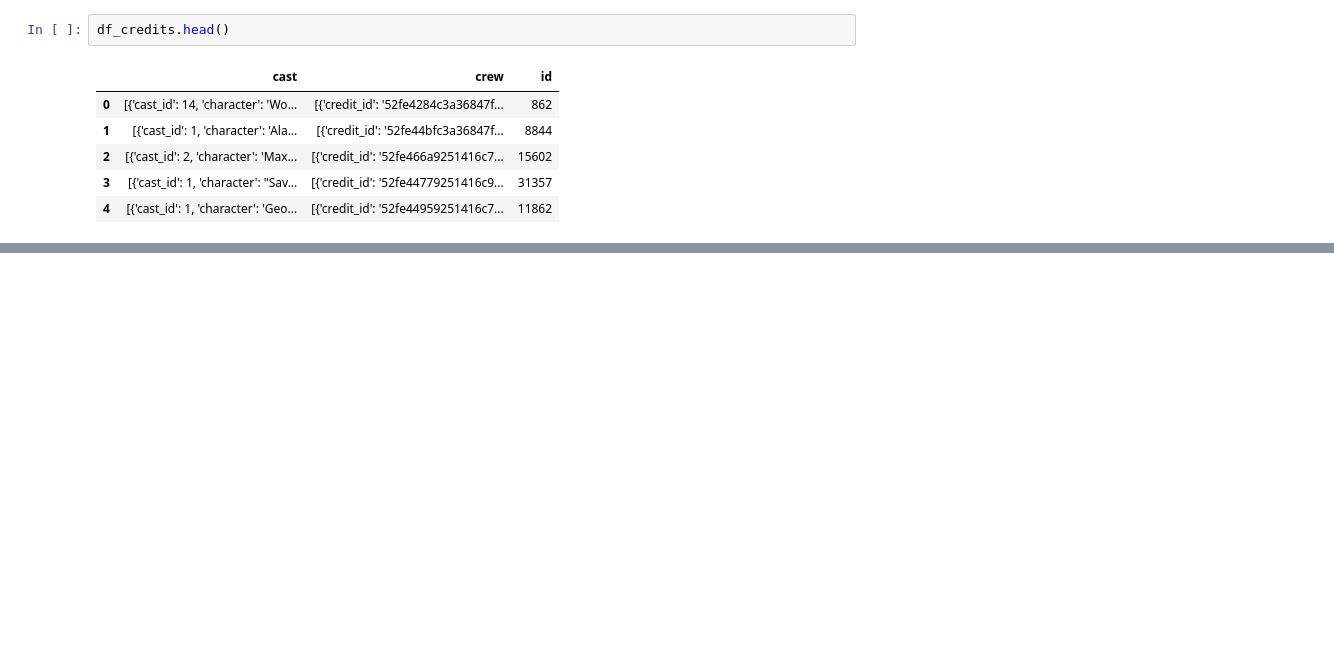
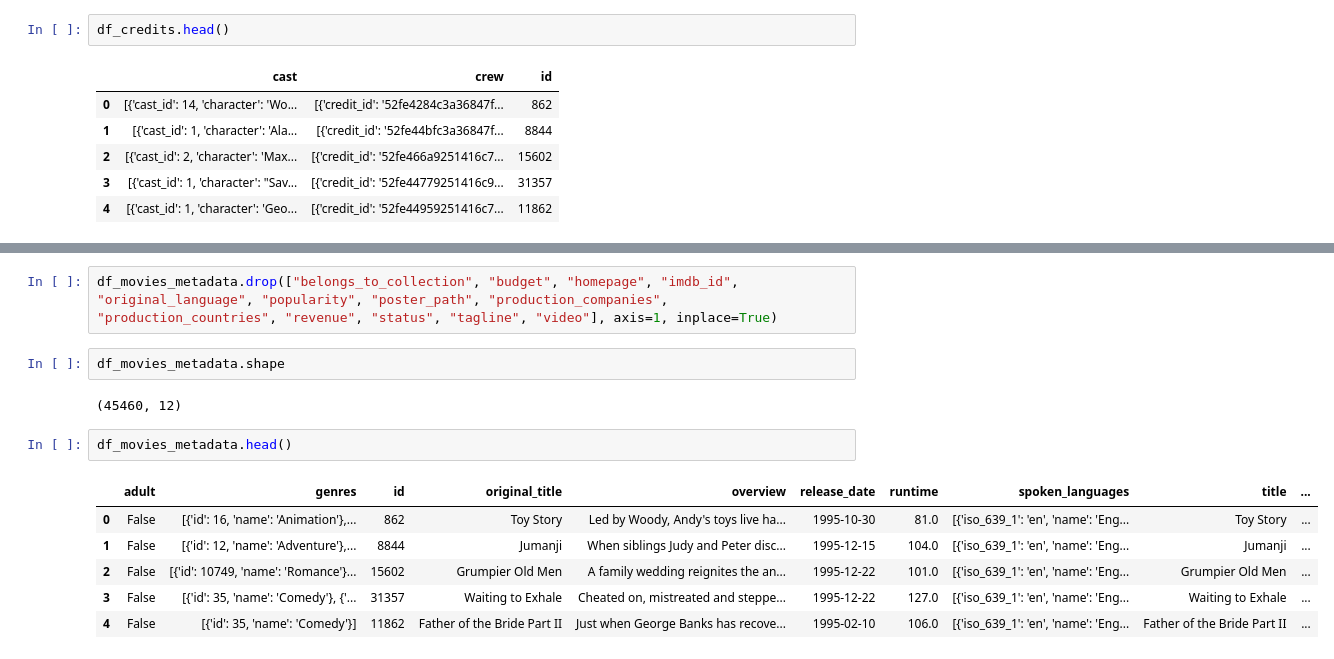
Before and after one commit to Nikolay-KY/big_data_02_24, a Jupyter notebook: day_12.ipynb, the cells around one changed output, grey strips where cells are left out. Cells and saved outputs as stored; diff of their text form; blank space fills up the shorter version.

```diff
--- a/day_12.ipynb
+++ b/day_12.ipynb
@@ -35,0 +272,15 @@ df_credits.head()
+# %%
+df_movies_metadata.drop(["belongs_to_collection", "budget", "homepage", "imdb_id", "original_language", "popularity", "poster_path", "production_companies", "production_countries", "revenue", "status", "tagline", "video"], axis=1, inplace=True)
+# %%
+df_movies_metadata.shape
+# %% [output]
+(45460, 12)
+# %%
+df_movies_metadata.head()
+# %% [output]
+|  | adult | genres | id | original_title | overview | release_date | runtime | spoken_languages | title | ... |
+| 0 | False | [{'id': 16, 'name': 'Animation'},... | 862 | Toy Story | Led by Woody, Andy's toys live ha... | 1995-10-30 | 81.0 | [{'iso_639_1': 'en', 'name': 'Eng... | Toy Story | ... |
+| 1 | False | [{'id': 12, 'name': 'Adventure'},... | 8844 | Jumanji | When siblings Judy and Peter disc... | 1995-12-15 | 104.0 | [{'iso_639_1': 'en', 'name': 'Eng... | Jumanji | ... |
+| 2 | False | [{'id': 10749, 'name': 'Romance'}... | 15602 | Grumpier Old Men | A family wedding reignites the an... | 1995-12-22 | 101.0 | [{'iso_639_1': 'en', 'name': 'Eng... | Grumpier Old Men | ... |
+| 3 | False | [{'id': 35, 'name': 'Comedy'}, {'... | 31357 | Waiting to Exhale | Cheated on, mistreated and steppe... | 1995-12-22 | 127.0 | [{'iso_639_1': 'en', 'name': 'Eng... | Waiting to Exhale | ... |
+| 4 | False | [{'id': 35, 'name': 'Comedy'}] | 11862 | Father of the Bride Part II | Just when George Banks has recove... | 1995-02-10 | 106.0 | [{'iso_639_1': 'en', 'name': 'Eng... | Father of the Bride Part II | ... |
```
Also changed, not shown: parts of 74 cells of this notebook.
